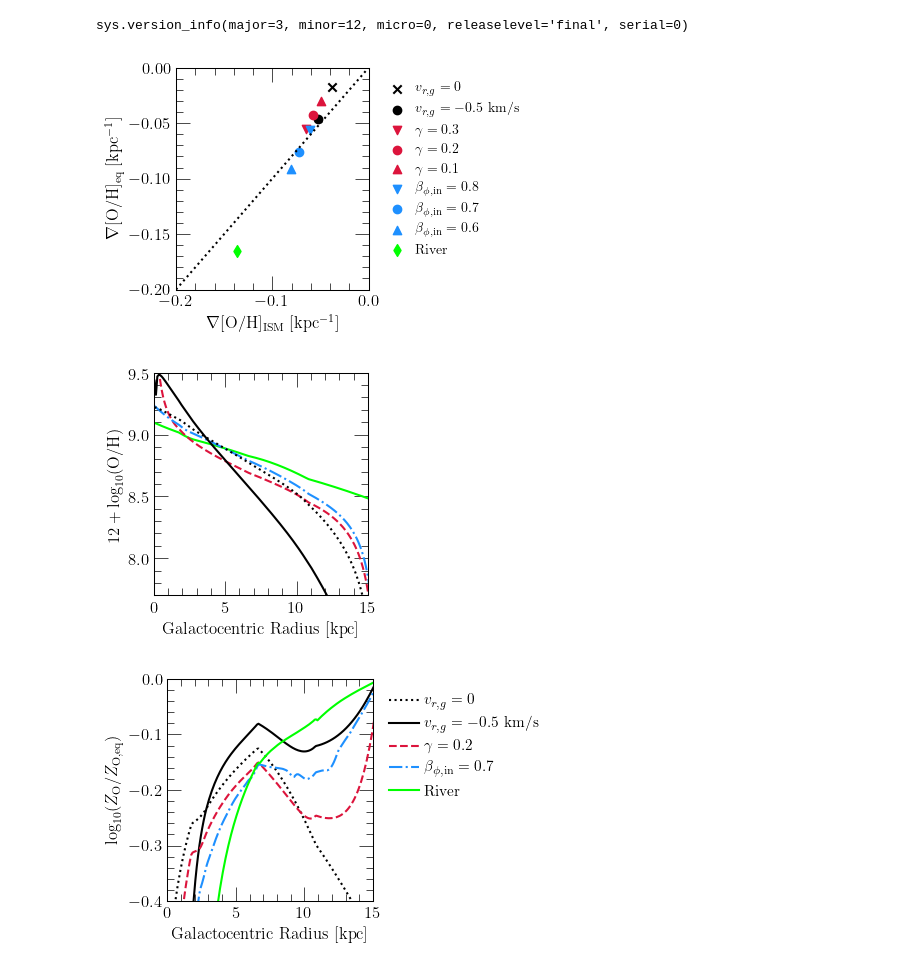
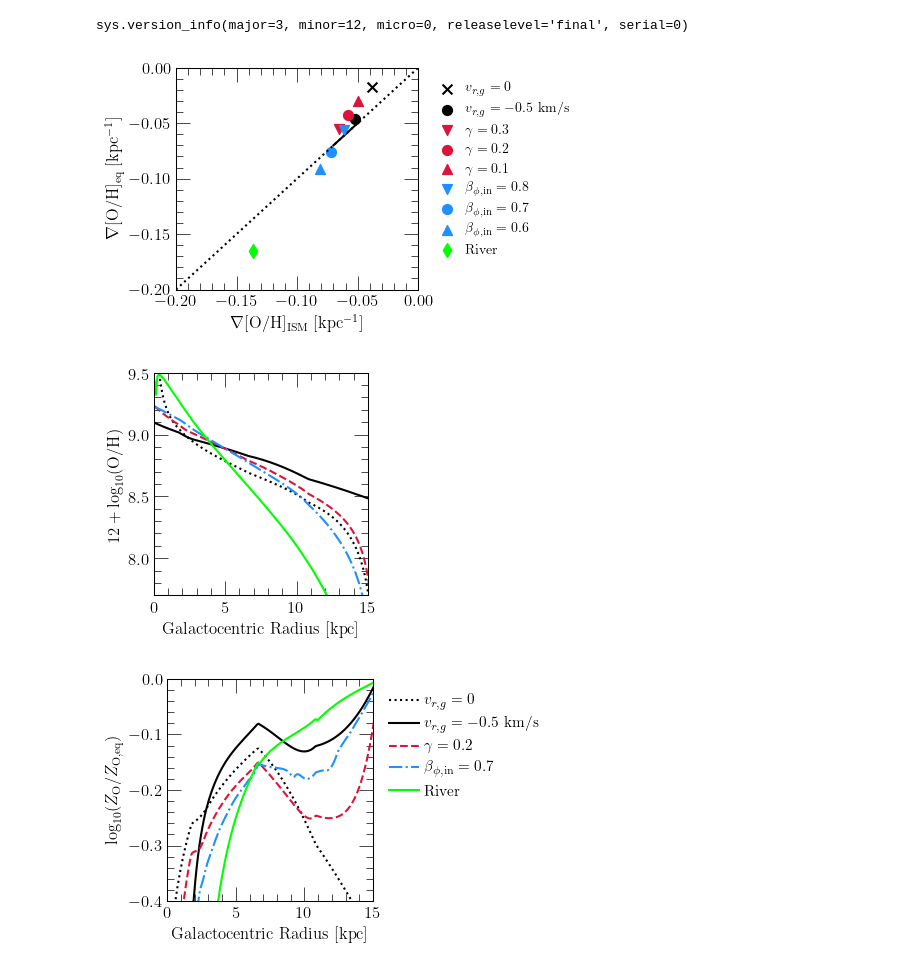
Before and after one commit to giganano/radial-flows, a Jupyter notebook: notebooks/equilibrium.ipynb, the cells around one changed output. Drawn from its saved outputs; the diff is of its cells as text; code cells hidden in the pictures.

Commit message:
minor figure tweaks

```diff
--- a/notebooks/equilibrium.ipynb
+++ b/notebooks/equilibrium.ipynb
@@ -100,42 +100,48 @@ LABELS = [
     "River"
 ]
 
-fig = plt.figure(figsize = (4.5, 3))
+fig = plt.figure(figsize = (5, 3.))
 ax = fig.add_subplot(111)
 ax.set_xlabel(r"$\nabla$[O/H]$_\text{ISM}$ [kpc$^{-1}$]")
 ax.set_ylabel(r"$\nabla$[O/H]$_\text{eq}$ [kpc$^{-1}$]")
 ax.set_xlim([-0.20, 0])
 ax.set_ylim(ax.get_xlim())
+ax.set_xticks([-0.2, -0.15, -0.1, -0.05, 0])
+ax.set_yticks([-0.2, -0.15, -0.1, -0.05, 0])
 
 ax.plot(ax.get_xlim(), ax.get_xlim(), c = named_colors()["black"], linestyle = ":")
 
 for i in range(len(outputs)):
     kwargs = {
         "c": named_colors()[COLORS[i]],
         "marker": markers()[MARKERS[i]],
-        "label": LABELS[i]
+        "label": LABELS[i],
+        "s": 50
     }
     ism = ism_gradient(outputs[i], 0)
     eq = eq_gradient(outputs[i], 0)
     # print(ism, eq)
     ax.scatter(ism, eq, **kwargs)
+
+shaded = [-0.07, -0.05]
+ax.plot(shaded, shaded, c = named_colors()["black"], zorder = -100)
 
 kwargs = {
     "loc": mpl_loc("upper left"),
     "bbox_to_anchor": (1.01, 0.99),
     "fontsize": 10,
     "scatterpoints": 1
 }
 leg = ax.legend(**kwargs)
 
 plt.tight_layout()
 for ext in ["pdf", "jpeg"]:
     kwargs = {}
     if ext == "jpeg": kwargs["dpi"] = 200
     plt.savefig("./equilibrium/gradism-gradeq-comp.%s" % (ext), **kwargs)
 plt.show()
 # %% [output]
-[figure, old version]
+[figure, new version]
 # %%
 outputs = [
     "../outputs/constant/vgas-0",
@@ -154,21 +160,21 @@ outputs = [
 outputs = [vice.output(name) for name in outputs]
 # %%
 # COLORS = ["black", "black", "crimson", "crimson", "crimson", "dodgerblue", "dodgerblue", "dodgerblue", "lime"]
-# COLORS = ["black", "black", "crimson", "dodgerblue", "lime"]
-COLORS = ["lime", "crimson", "dodgerblue", "black", "black"]
+COLORS = ["black", "black", "crimson", "dodgerblue", "lime"]
+# COLORS = ["lime", "crimson", "dodgerblue", "black", "black"]
 LINESTYLES = [
-    "-", # River
+    "-", # v = -0.5 km/s
+    ":", # v = 0
     "--", # PWD
     "-.", # AMD
-    ":", # v = 0
-    "-", # v = -0.5 km/s
+    "-", # River
 ]
 LABELS = [
-    "River",
+    r"$v_{r,g} = -0.5$ km/s",
+    r"$v_{r,g} = 0$",
     r"$\gamma = 0.2$",
     r"$\beta_{\phi,\text{in}} = 0.7$",
-    r"$v_{r,g} = 0$",
-    r"$v_{r,g} = -0.5$ km/s"
+    "River",
 ]
 
 fig = plt.figure(figsize = (3, 3))
@@ -208,7 +214,7 @@ for ext in ["pdf", "jpeg"]:
     plt.savefig("./equilibrium/scenarios-profile-comp.%s" % (ext), **kwargs)
 plt.show()
 # %% [output]
-[figure, old version]
+[figure, new version]
 # %%
 # COLORS = ["black", "black", "crimson", "crimson", "crimson", "dodgerblue", "dodgerblue", "dodgerblue", "lime"]
 # COLORS = ["lime", "crimson", "dodgerblue", "black", "black"]
```
Also changed, not shown: 5 other files.
